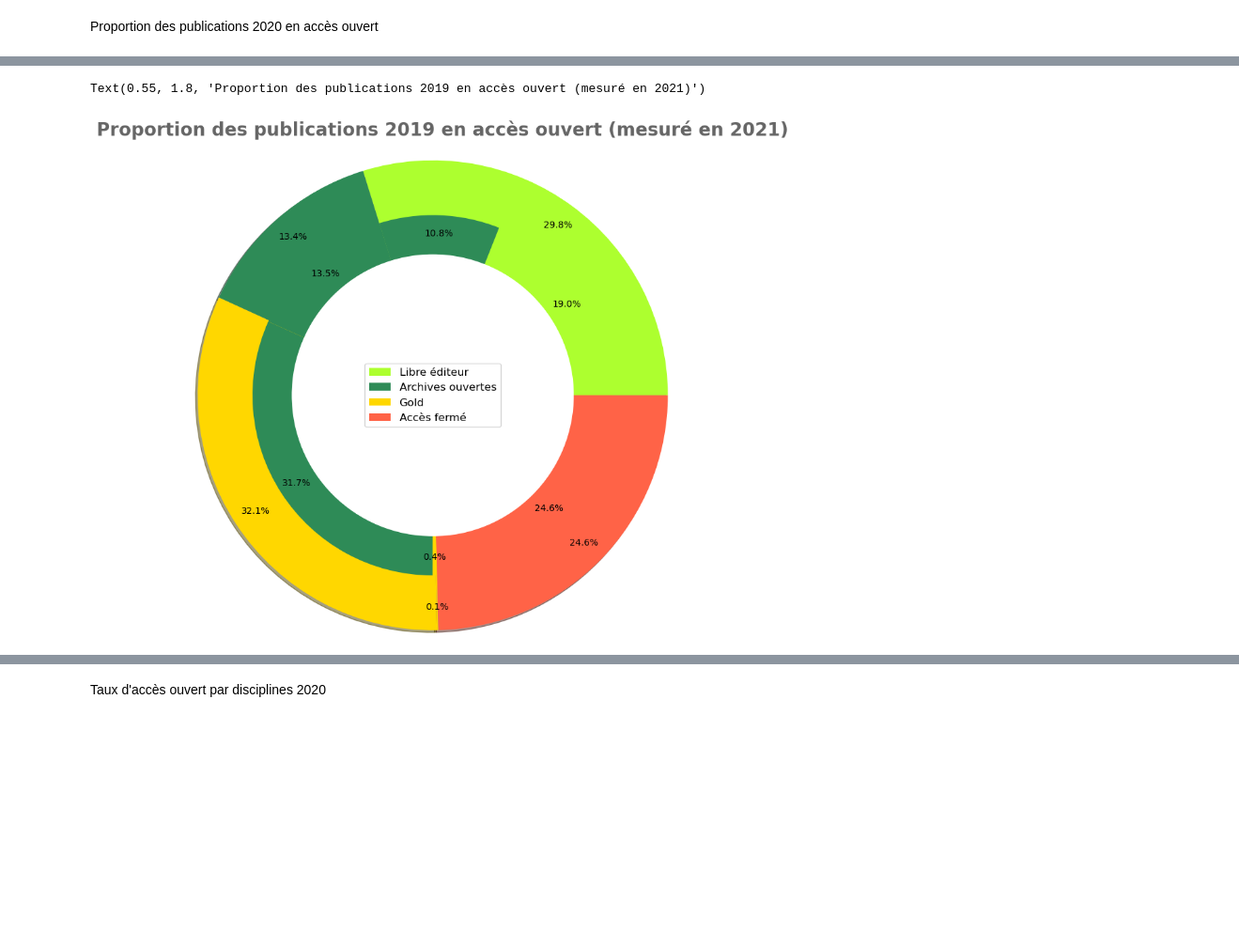
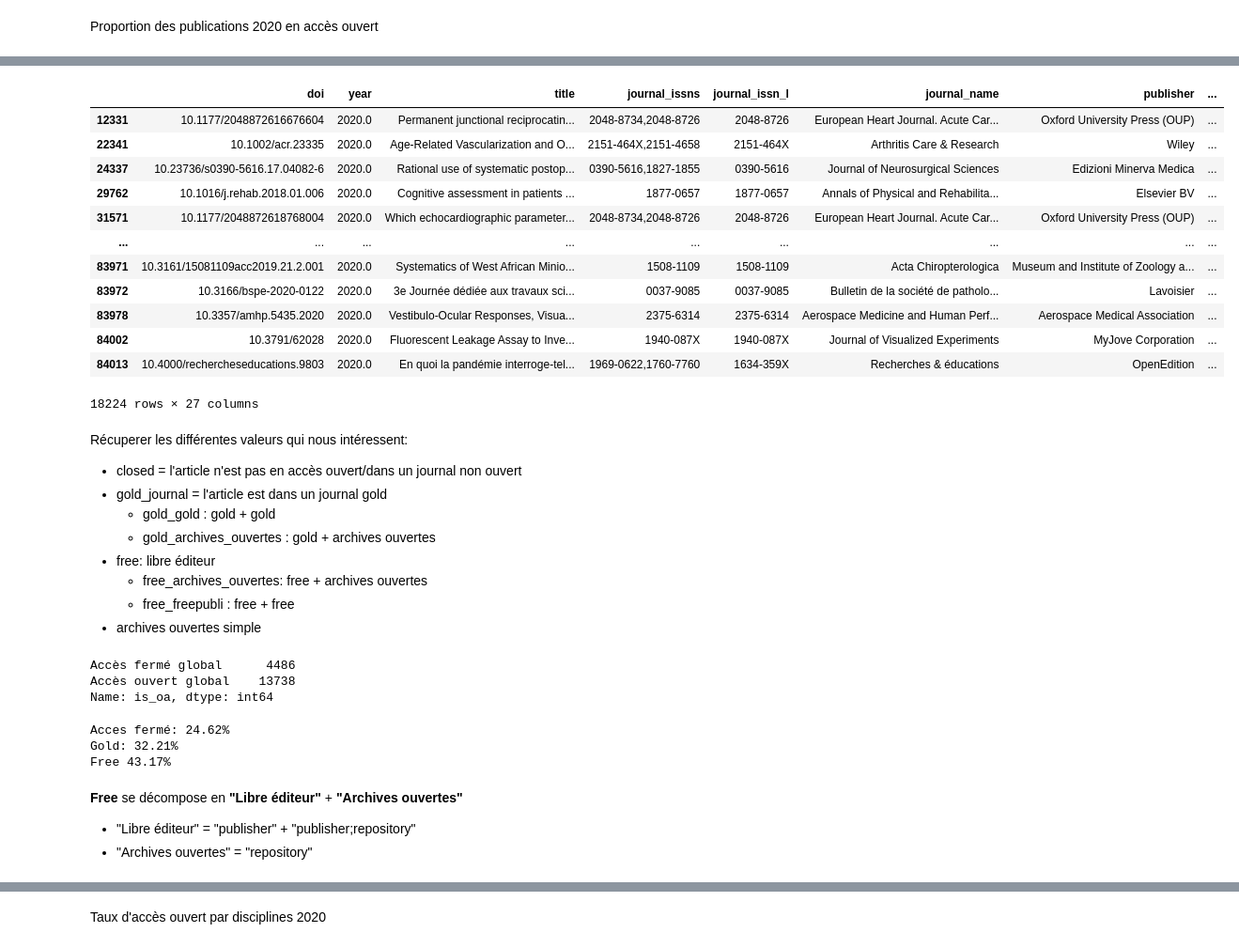
Before and after one commit to Inserm-IST/BSO-Inserm, a Jupyter notebook: 02_barometre_inserm.ipynb, the cells around one changed output, grey strips where cells are left out. Shown at 94% size. Saved outputs shown, nothing was run; the diff lists cells and outputs as text; code cells hidden in the pictures; blank space fills up the shorter version.

```diff
--- a/02_barometre_inserm.ipynb
+++ b/02_barometre_inserm.ipynb
@@ -176,14 +29,34 @@ dtype: int64
-# %%
-fig, ax = plt.subplots(dpi=100)
-ax.set_aspect('equal')
-ax.pie(pie_data_ext_chiffres_2, labels=None, radius=3, labeldistance = None, colors=['greenyellow', 'seagreen','gold', 'gold','tomato'], autopct=lambda x: str(round(x, 1)) + '%', pctdistance = 0.9, shadow = True);
-ax.pie(pie_data_int_chiffres, labels=['Libre éditeur', None,'Archives ouvertes', None,'Gold','Accès fermé'], radius=2.3, labeldistance = None, colors=['greenyellow','seagreen','seagreen','seagreen','gold','tomato'], autopct=lambda x: str(round(x, 1)) + '%',
-       pctdistance = 0.9);
-ax.pie([1], radius=1.8, colors='white');
-ax.legend(loc="center", fontsize = 12)
-plt.title('Proportion des publications 2019 en accès ouvert (mesuré en 2021)', fontsize = 20, x = 0.55, y = 1.8,
-          fontweight = 'bold', alpha = 0.6)
-#plt.savefig('Data/outputs/2019_proportion_publications_oa_20211214.png', dpi=150, bbox_inches='tight', pad_inches=0.9)
-# %% [output]
-Text(0.55, 1.8, 'Proportion des publications 2019 en accès ouvert (mesuré en 2021)')
-[figure, removed]
+# %%
+pie_data = publis_inserm_df.loc[publis_inserm_df['year'] == 2020.0,:]
+pie_data
+# %% [output]
+|  | doi | year | title | journal_issns | journal_issn_l | journal_name | publisher | ... |
+| 12331 | 10.1177/2048872616676604 | 2020.0 | Permanent junctional reciprocatin... | 2048-8734,2048-8726 | 2048-8726 | European Heart Journal. Acute Car... | Oxford University Press (OUP) | ... |
+| 22341 | 10.1002/acr.23335 | 2020.0 | Age‐Related Vascularization and O... | 2151-464X,2151-4658 | 2151-464X | Arthritis Care & Research | Wiley | ... |
+| 24337 | 10.23736/s0390-5616.17.04082-6 | 2020.0 | Rational use of systematic postop... | 0390-5616,1827-1855 | 0390-5616 | Journal of Neurosurgical Sciences | Edizioni Minerva Medica | ... |
+| 29762 | 10.1016/j.rehab.2018.01.006 | 2020.0 | Cognitive assessment in patients ... | 1877-0657 | 1877-0657 | Annals of Physical and Rehabilita... | Elsevier BV | ... |
+| 31571 | 10.1177/2048872618768004 | 2020.0 | Which echocardiographic parameter... | 2048-8734,2048-8726 | 2048-8726 | European Heart Journal. Acute Car... | Oxford University Press (OUP) | ... |
+| ... | ... | ... | ... | ... | ... | ... | ... | ... |
+| 83971 | 10.3161/15081109acc2019.21.2.001 | 2020.0 | Systematics of West African Minio... | 1508-1109 | 1508-1109 | Acta Chiropterologica | Museum and Institute of Zoology a... | ... |
+| 83972 | 10.3166/bspe-2020-0122 | 2020.0 | 3e Journée dédiée aux travaux sci... | 0037-9085 | 0037-9085 | Bulletin de la société de patholo... | Lavoisier | ... |
+| 83978 | 10.3357/amhp.5435.2020 | 2020.0 | Vestibulo-Ocular Responses, Visua... | 2375-6314 | 2375-6314 | Aerospace Medicine and Human Perf... | Aerospace Medical Association | ... |
+| 84002 | 10.3791/62028 | 2020.0 | Fluorescent Leakage Assay to Inve... | 1940-087X | 1940-087X | Journal of Visualized Experiments | MyJove Corporation | ... |
+| 84013 | 10.4000/rechercheseducations.9803 | 2020.0 | En quoi la pandémie interroge-tel... | 1969-0622,1760-7760 | 1634-359X | Recherches & éducations | OpenEdition | ... |
+18224 rows × 27 columns
+# %% [markdown]
+Récuperer les différentes valeurs qui nous intéressent:
+- closed = l'article n'est pas en accès ouvert/dans un journal non ouvert
+- gold_journal = l'article est dans un journal gold
+    - gold_gold : gold + gold
+    - gold_archives_ouvertes : gold + archives ouvertes
+- free: libre éditeur
+    - free_archives_ouvertes: free + archives ouvertes
+    - free_freepubli : free + free
+- archives ouvertes simple
+# %%
+oa_yes_no = pie_data['is_oa'].value_counts().sort_index().rename({False: 'Accès fermé global', True: 'Accès ouvert global'})
+oa_yes_no
+# %% [output]
+Accès fermé global      4486
+Accès ouvert global    13738
+Name: is_oa, dtype: int64
@@ -189,0 +75,10 @@ Text(0.55, 1.8, 'Proportion des publications 2019 en accès ouvert (mesuré en 2
+# %%
+print(f"Acces fermé: {sum(oa_no)/len(pie_data):.2%}\nGold: {sum(gold)/len(pie_data):.2%}\nFree {sum(free)/len(pie_data):.2%}")
+# %% [output]
+Acces fermé: 24.62%
+Gold: 32.21%
+Free 43.17%
+# %% [markdown]
+**Free** se décompose en **"Libre éditeur"** + **"Archives ouvertes"**
+* "Libre éditeur" = "publisher" + "publisher;repository"
+* "Archives ouvertes" = "repository"
```
Also changed, not shown: parts of 38 cells of this notebook, 1 other file.
